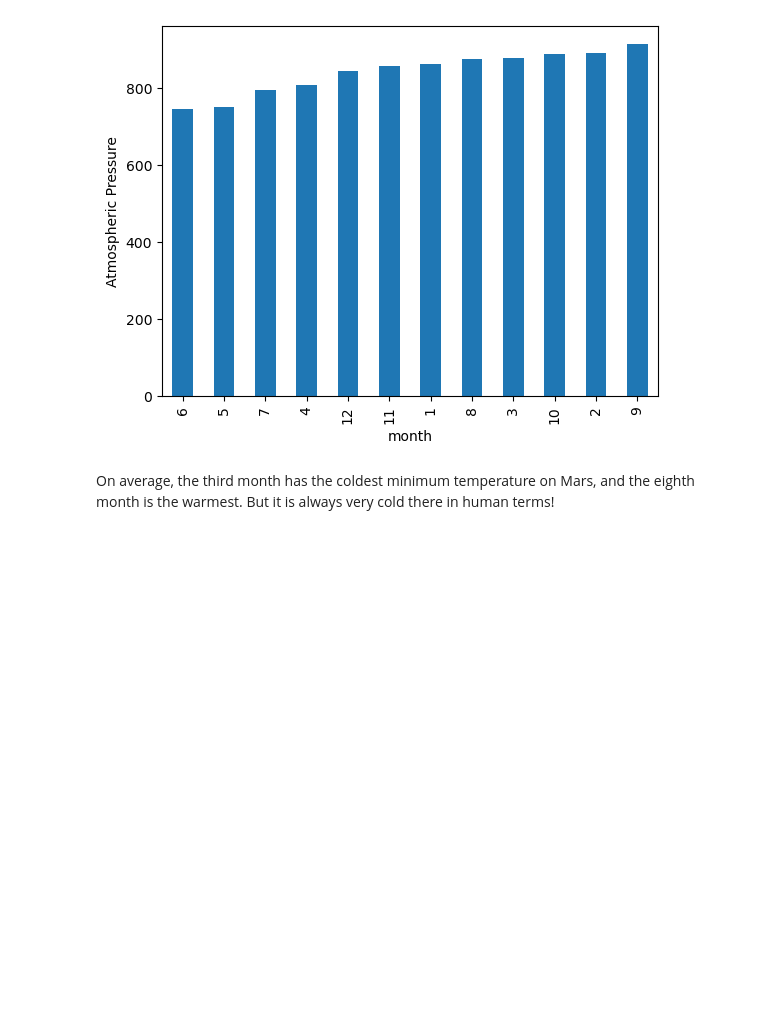
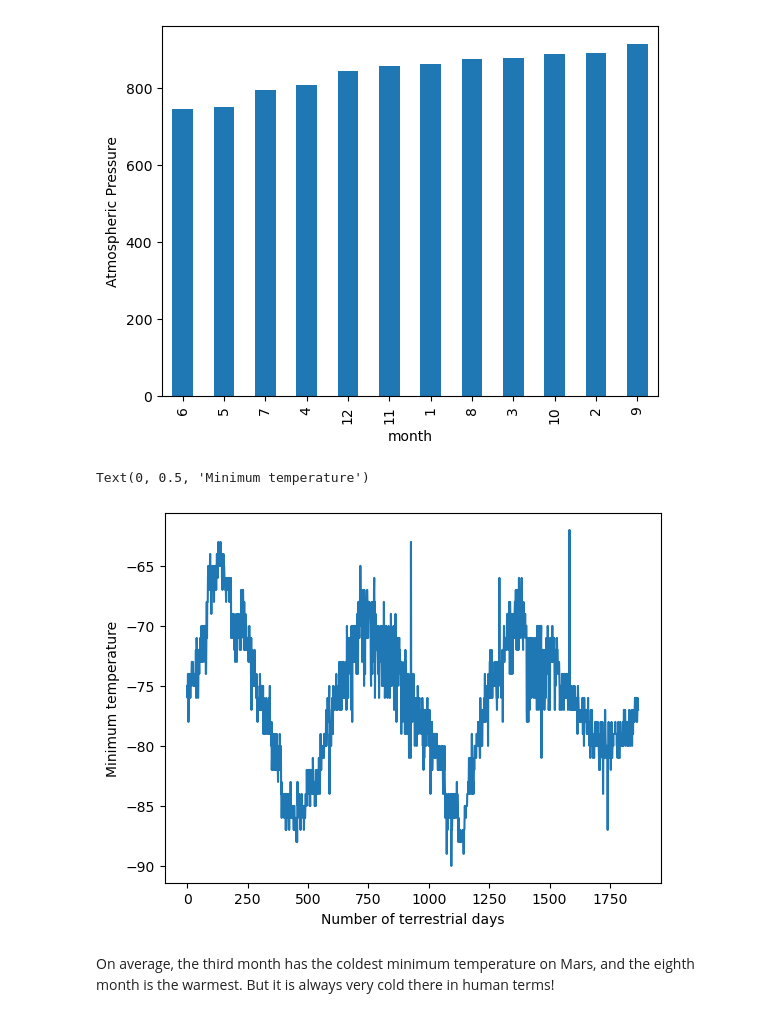
Before and after one commit to proman2520/beautiful-soup-challenge, a Jupyter notebook: part_2_mars_weather_main.ipynb, the cells around one changed output. Drawn from its saved outputs; the diff is of its cells as text; code cells hidden in the pictures; blank space fills up the shorter version.

Commit message:
graphs done

```diff
--- a/part_2_mars_weather_main.ipynb
+++ b/part_2_mars_weather_main.ipynb
@@ -212,8 +212,14 @@ pressures_sorted = sorted.plot(kind="bar", ylabel = "Atmospheric Pressure")
 # %%
 # 5. How many terrestrial (earth) days are there in a Martian year?
 #To answer this question:
 #Consider how many days elapse on Earth in the time that Mars circles the Sun once.
 #Visually estimate the result by plotting the daily minimum temperature.
+martian_year_graph = df["min_temp"].plot()
+plt.xlabel("Number of terrestrial days")
+plt.ylabel("Minimum temperature")
+# %% [output]
+Text(0, 0.5, 'Minimum temperature')
+[figure, added]
 # %% [markdown]
 On average, the third month has the coldest minimum temperature on Mars, and the eighth month is the warmest. But it is always very cold there in human terms!
 # %% [markdown]
```
